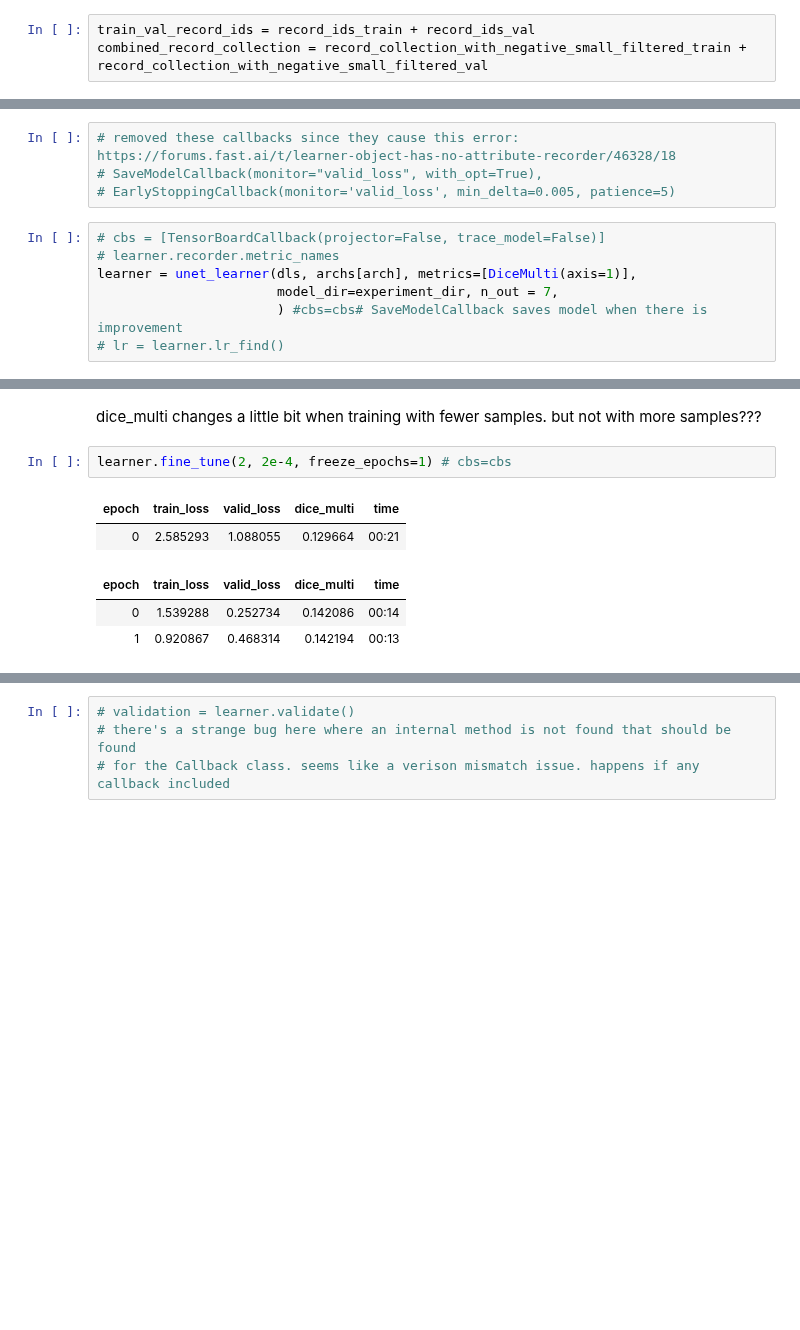
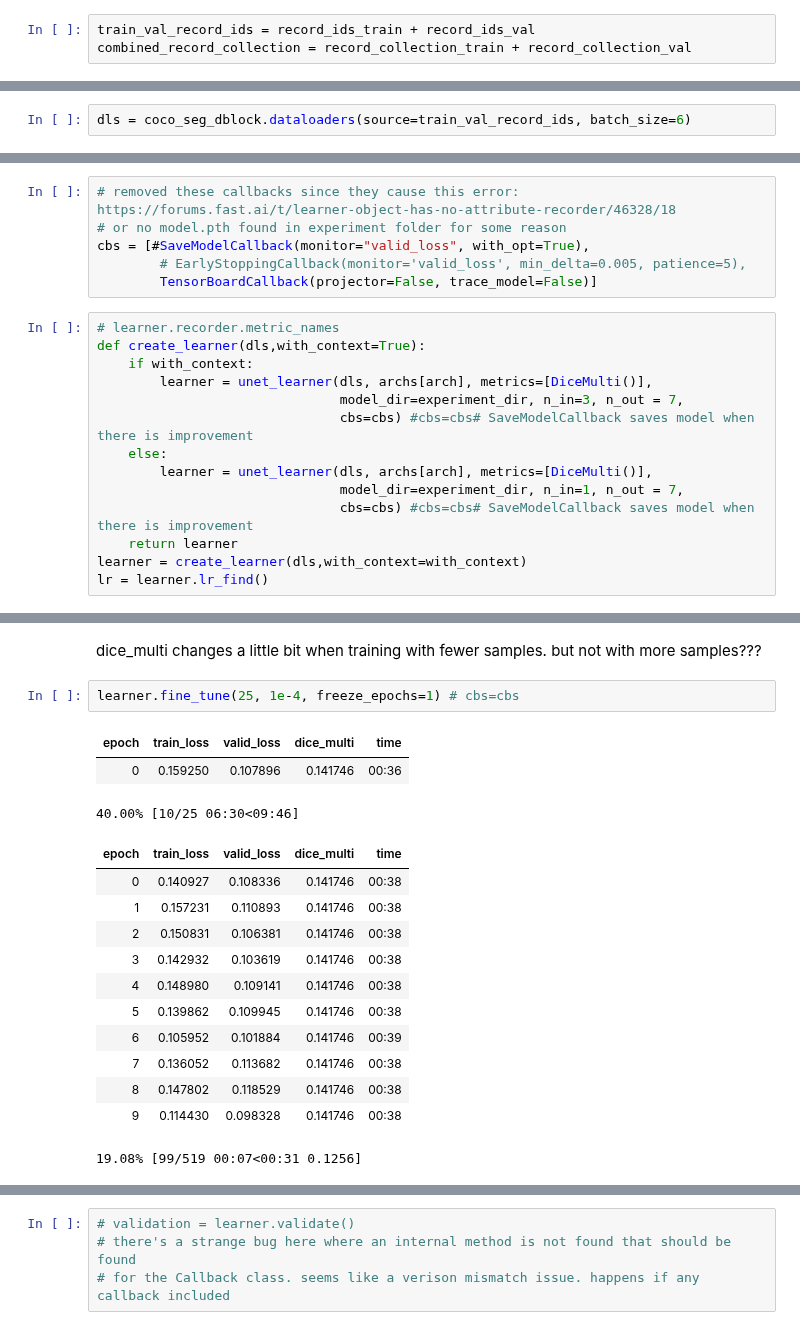
Before and after one commit to SkyTruth/cerulean-ml, a Jupyter notebook: notebooks/fastai2_unet_trainer_cv2.ipynb, the cells around one changed output, grey strips where cells are left out. Cells and saved outputs as stored; diff of their text form; blank space fills up the shorter version.

```diff
--- a/notebooks/fastai2_unet_trainer_cv2.ipynb
+++ b/notebooks/fastai2_unet_trainer_cv2.ipynb
@@ -84,7 +92,7 @@ INFO     - Autofixing records | icevision.parsers.parser:parse:122
 assert len(set(record_ids_train)) + len(set(record_ids_val)) == len(record_ids_train) + len(record_ids_val)
 # %%
 train_val_record_ids = record_ids_train + record_ids_val
-combined_record_collection = record_collection_with_negative_small_filtered_train + record_collection_with_negative_small_filtered_val
+combined_record_collection = record_collection_train + record_collection_val
 # %%
 def get_val_indices(combined_ids, val_ids):
     return list(range(len(combined_ids)))[-len(val_ids):]
@@ -120,0 +128,2 @@ dls = coco_seg_dblock.dataloaders(source=train_val_record_ids, batch_size=6, n=1
+# %%
+dls = coco_seg_dblock.dataloaders(source=train_val_record_ids, batch_size=6)
@@ -137,11 +318,20 @@ torch.Size([6, 3, 512, 512])
 # %%
 # removed these callbacks since they cause this error: https://forums.fast.ai/t/learner-object-has-no-attribute-recorder/46328/18
-# SaveModelCallback(monitor="valid_loss", with_opt=True),
-# EarlyStoppingCallback(monitor='valid_loss', min_delta=0.005, patience=5)
+# or no model.pth found in experiment folder for some reason
+cbs = [#SaveModelCallback(monitor="valid_loss", with_opt=True),
+        # EarlyStoppingCallback(monitor='valid_loss', min_delta=0.005, patience=5),
+        TensorBoardCallback(projector=False, trace_model=False)]
 # %%
-# cbs = [TensorBoardCallback(projector=False, trace_model=False)]
 # learner.recorder.metric_names
-learner = unet_learner(dls, archs[arch], metrics=[DiceMulti(axis=1)],
-                       model_dir=experiment_dir, n_out = 7,
-                       ) #cbs=cbs# SaveModelCallback saves model when there is improvement
-# lr = learner.lr_find()
+def create_learner(dls,with_context=True):
+    if with_context:
+        learner = unet_learner(dls, archs[arch], metrics=[DiceMulti()],
+                               model_dir=experiment_dir, n_in=3, n_out = 7,
+                               cbs=cbs) #cbs=cbs# SaveModelCallback saves model when there is improvement
+    else:
+        learner = unet_learner(dls, archs[arch], metrics=[DiceMulti()],
+                               model_dir=experiment_dir, n_in=1, n_out = 7,
+                               cbs=cbs) #cbs=cbs# SaveModelCallback saves model when there is improvement
+    return learner
+learner = create_learner(dls,with_context=with_context)
+lr = learner.lr_find()
@@ -150,10 +345,20 @@ learner = unet_learner(dls, archs[arch], metrics=[DiceMulti(axis=1)],
 # %% [markdown]
 dice_multi changes a little bit when training with fewer samples. but not with more samples???
 # %%
-learner.fine_tune(2, 2e-4, freeze_epochs=1) # cbs=cbs
+learner.fine_tune(25, 1e-4, freeze_epochs=1) # cbs=cbs
 # %% [output]
 | epoch | train_loss | valid_loss | dice_multi | time |
-| 0 | 2.585293 | 1.088055 | 0.129664 | 00:21 |
+| 0 | 0.159250 | 0.107896 | 0.141746 | 00:36 |
+40.00% [10/25 06:30<09:46]
 | epoch | train_loss | valid_loss | dice_multi | time |
-| 0 | 1.539288 | 0.252734 | 0.142086 | 00:14 |
-| 1 | 0.920867 | 0.468314 | 0.142194 | 00:13 |
+| 0 | 0.140927 | 0.108336 | 0.141746 | 00:38 |
+| 1 | 0.157231 | 0.110893 | 0.141746 | 00:38 |
+| 2 | 0.150831 | 0.106381 | 0.141746 | 00:38 |
+| 3 | 0.142932 | 0.103619 | 0.141746 | 00:38 |
+| 4 | 0.148980 | 0.109141 | 0.141746 | 00:38 |
+| 5 | 0.139862 | 0.109945 | 0.141746 | 00:38 |
+| 6 | 0.105952 | 0.101884 | 0.141746 | 00:39 |
+| 7 | 0.136052 | 0.113682 | 0.141746 | 00:38 |
+| 8 | 0.147802 | 0.118529 | 0.141746 | 00:38 |
+| 9 | 0.114430 | 0.098328 | 0.141746 | 00:38 |
+19.08% [99/519 00:07<00:31 0.1256]
```
Also changed, not shown: parts of 33 cells of this notebook.
